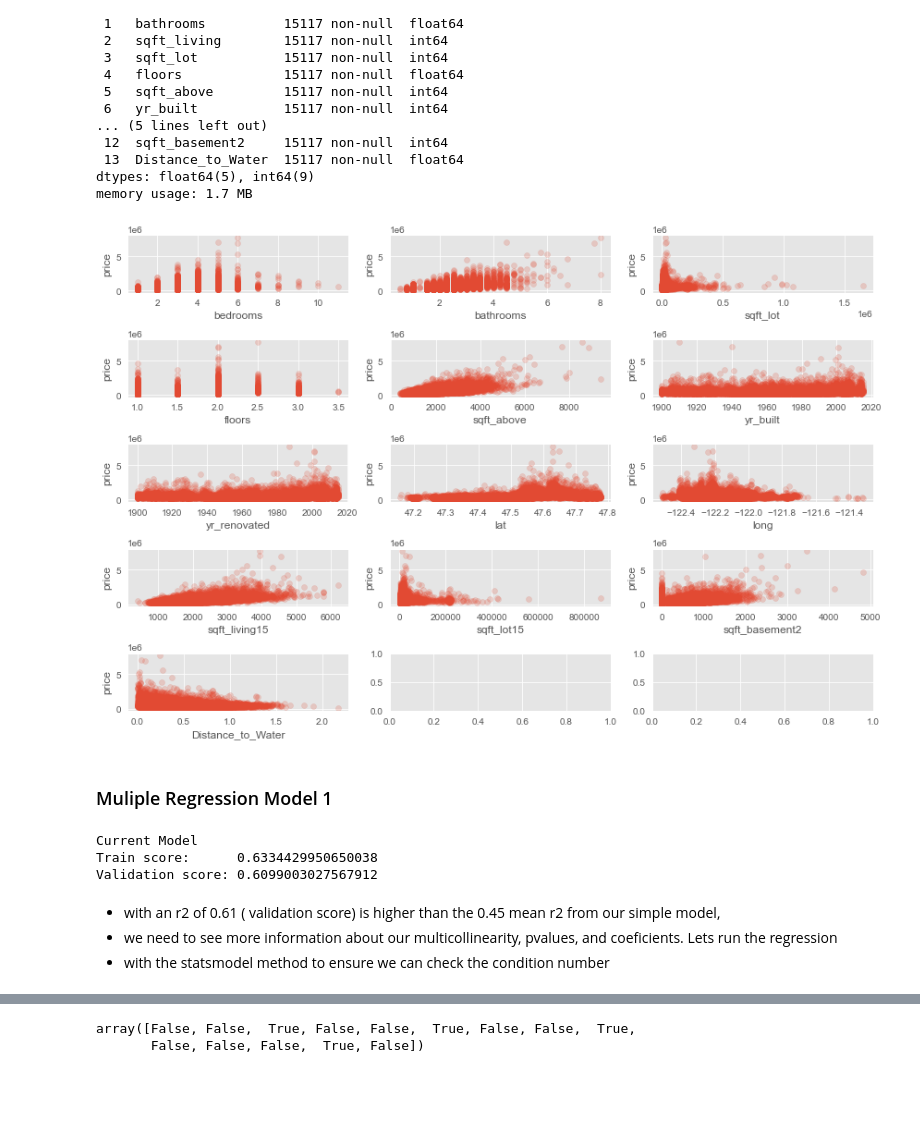
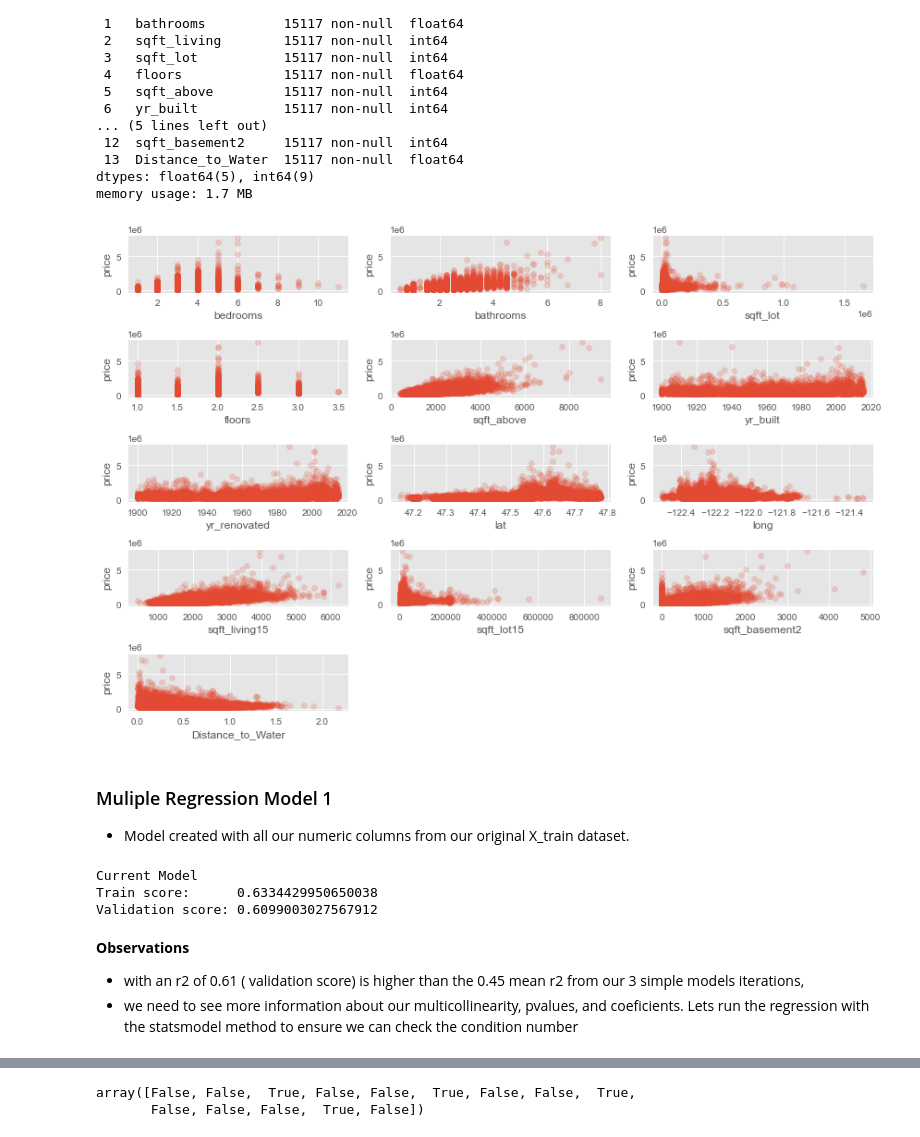
Before and after one commit to ondugba/Housing_Price_Predictor, a Jupyter notebook: main_notebook.ipynb, the cells around one changed output, grey strips where cells are left out. Drawn from its saved outputs; the diff is of its cells as text; code cells hidden in the pictures; blank space fills up the shorter version.

```diff
--- a/main_notebook.ipynb
+++ b/main_notebook.ipynb
@@ -383,7 +410,5 @@ cleaned_housing['age_renovation_at_sale'] = (cleaned_housing['date'].str[:4].ast
 #cleaning up column names, changing column to string and dropping columns
 cleaned_housing.rename(columns = {'Hub distance_HubDist':'Distance_to_Water'}, inplace = True)
 cleaned_housing['zipcode'] = cleaned_housing['zipcode'].astype(str)
-cleaned_housing = cleaned_housing.drop(['date'], axis=1)
-cleaned_housing = cleaned_housing.drop(['field_1'], axis=1)
-cleaned_housing = cleaned_housing.drop(['sqft_basement'], axis=1)
+cleaned_housing = cleaned_housing.drop(['date', 'field_1', 'sqft_basement'], axis=1)
 # %% [markdown]
@@ -777,17 +875,22 @@ memory usage: 1.7 MB
 # %%
 #evaluating numeric features
 scatterplot_data = X_train_numeric.drop("sqft_living", axis=1) #already graphed above
 
 fig, axes = plt.subplots(ncols=3, nrows=5, figsize=(12, 8))
 fig.set_tight_layout(True)
 
 for index, col in enumerate(scatterplot_data.columns):
     ax = axes[index//3][index%3]
     ax.scatter(X_train_numeric[col], y_train, alpha=0.2)
     ax.set_xlabel(col)
     ax.set_ylabel("price")
+
+
+fig.delaxes(axes[4][1])
+fig.delaxes(axes[4][2])
 # %% [output]
-[figure, old version]
+[figure, new version]
 # %% [markdown]
 ### Muliple Regression Model 1
+- Model created with all our numeric columns from our original X_train dataset.
 # %%
@@ -811,9 +915,10 @@ Current Model
 Train score:      0.6334429950650038
 Validation score: 0.6099003027567912
 # %% [markdown]
-- with an r2 of 0.61 ( validation score) is higher than the 0.45 mean r2 from our simple model,
+**Observations**
+- with an r2 of 0.61 ( validation score) is higher than the 0.45 mean r2 from our 3 simple models iterations,
 - we need to see more information about our multicollinearity, pvalues, and coeficients. Lets run the regression
-- with the statsmodel method to ensure we can check the condition number
+  with the statsmodel method to ensure we can check the condition number
 # %%
 sm.OLS(y_train, sm.add_constant(X_train_numeric)).fit().summary()
 # %% [output]
```
Also changed, not shown: parts of 172 cells of this notebook.
